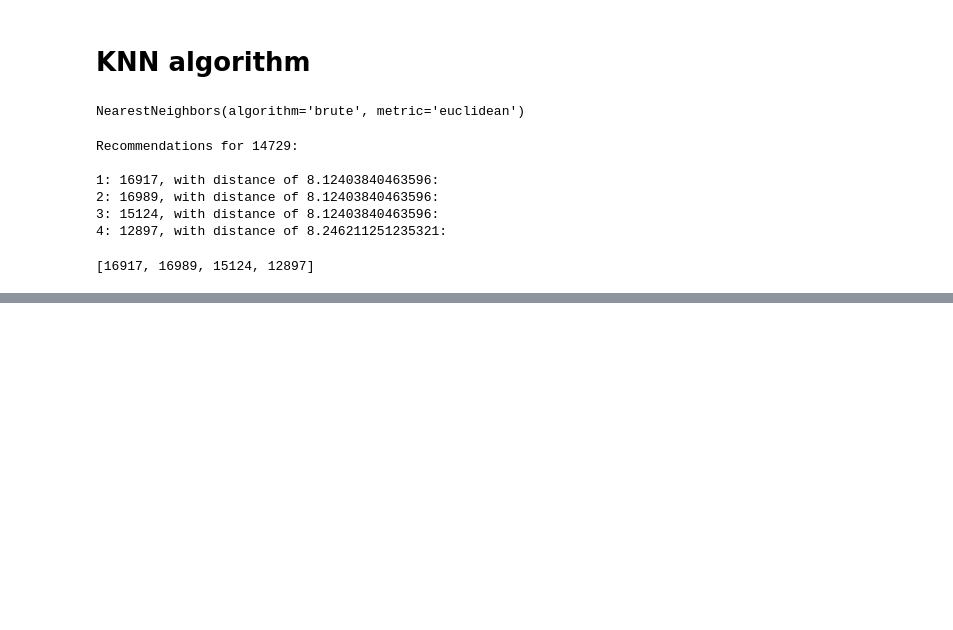
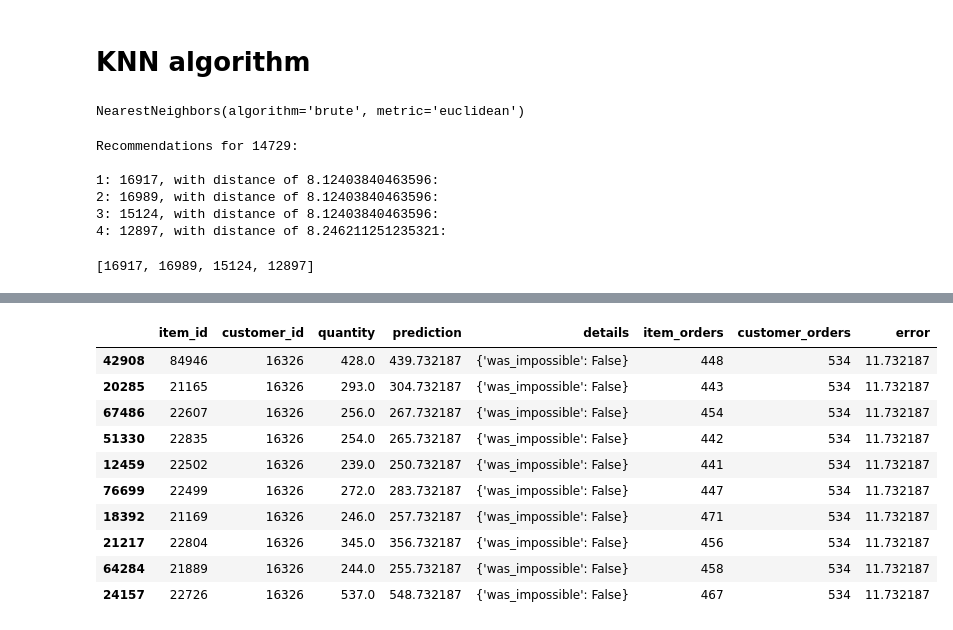
Before and after one commit to ankesh86/RecommendationSystems, a Jupyter notebook: CollaborativeFilteringRecommendation.ipynb, the cells around one changed output, grey strips where cells are left out. Drawn from its saved outputs; the diff is of its cells as text; code cells hidden in the pictures; blank space fills up the shorter version.

```diff
--- a/CollaborativeFilteringRecommendation.ipynb
+++ b/CollaborativeFilteringRecommendation.ipynb
@@ -411,0 +799,15 @@ Items bought by similar users based on KNN
+# %%
+worst_predictions = predictions_data.sort_values(by='error')[-10:]
+worst_predictions
+# %% [output]
+|  | item_id | customer_id | quantity | prediction | details | item_orders | customer_orders | error |
+| 42908 | 84946 | 16326 | 428.0 | 439.732187 | {'was_impossible': False} | 448 | 534 | 11.732187 |
+| 20285 | 21165 | 16326 | 293.0 | 304.732187 | {'was_impossible': False} | 443 | 534 | 11.732187 |
+| 67486 | 22607 | 16326 | 256.0 | 267.732187 | {'was_impossible': False} | 454 | 534 | 11.732187 |
+| 51330 | 22835 | 16326 | 254.0 | 265.732187 | {'was_impossible': False} | 442 | 534 | 11.732187 |
+| 12459 | 22502 | 16326 | 239.0 | 250.732187 | {'was_impossible': False} | 441 | 534 | 11.732187 |
+| 76699 | 22499 | 16326 | 272.0 | 283.732187 | {'was_impossible': False} | 447 | 534 | 11.732187 |
+| 18392 | 21169 | 16326 | 246.0 | 257.732187 | {'was_impossible': False} | 471 | 534 | 11.732187 |
+| 21217 | 22804 | 16326 | 345.0 | 356.732187 | {'was_impossible': False} | 456 | 534 | 11.732187 |
+| 64284 | 21889 | 16326 | 244.0 | 255.732187 | {'was_impossible': False} | 458 | 534 | 11.732187 |
+| 24157 | 22726 | 16326 | 537.0 | 548.732187 | {'was_impossible': False} | 467 | 534 | 11.732187 |
```
Also changed, not shown: parts of 45 cells of this notebook.
